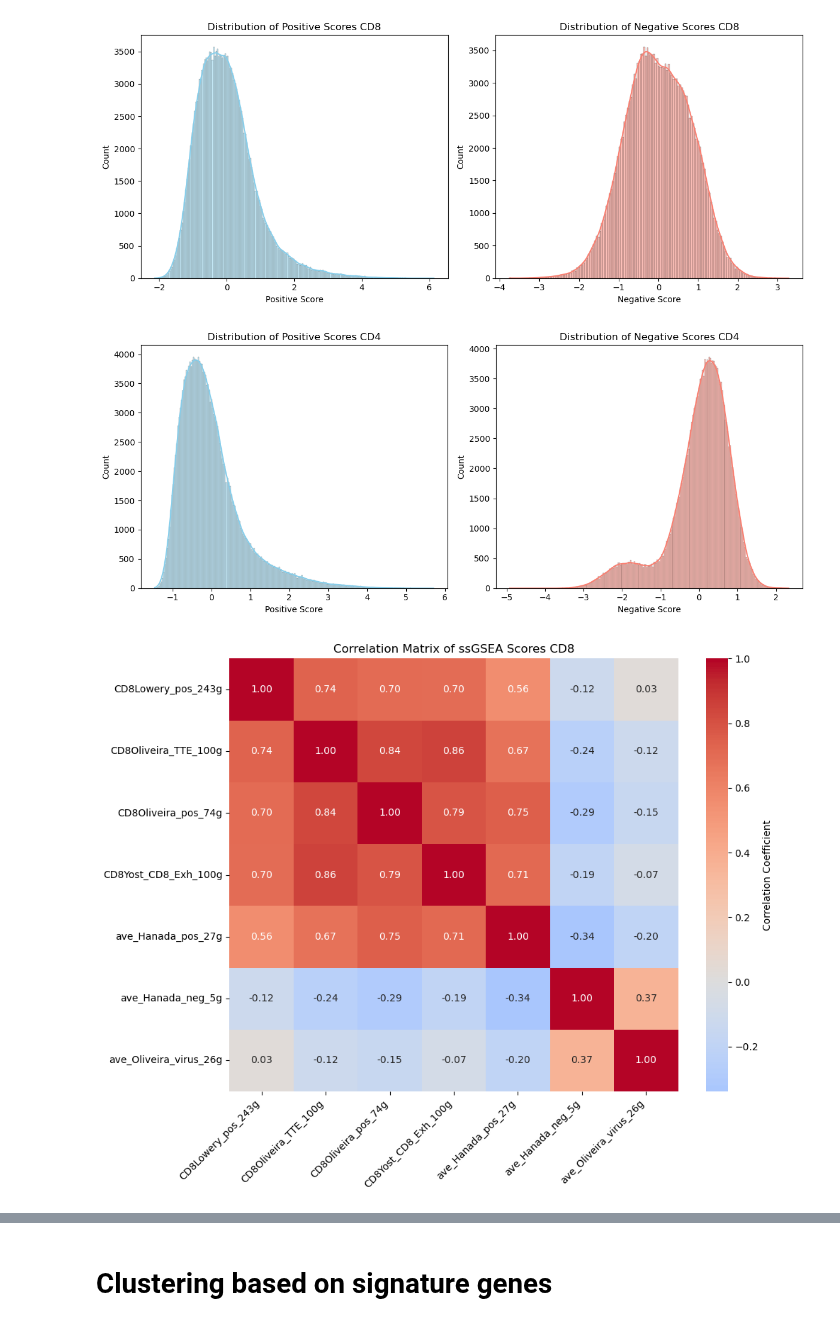
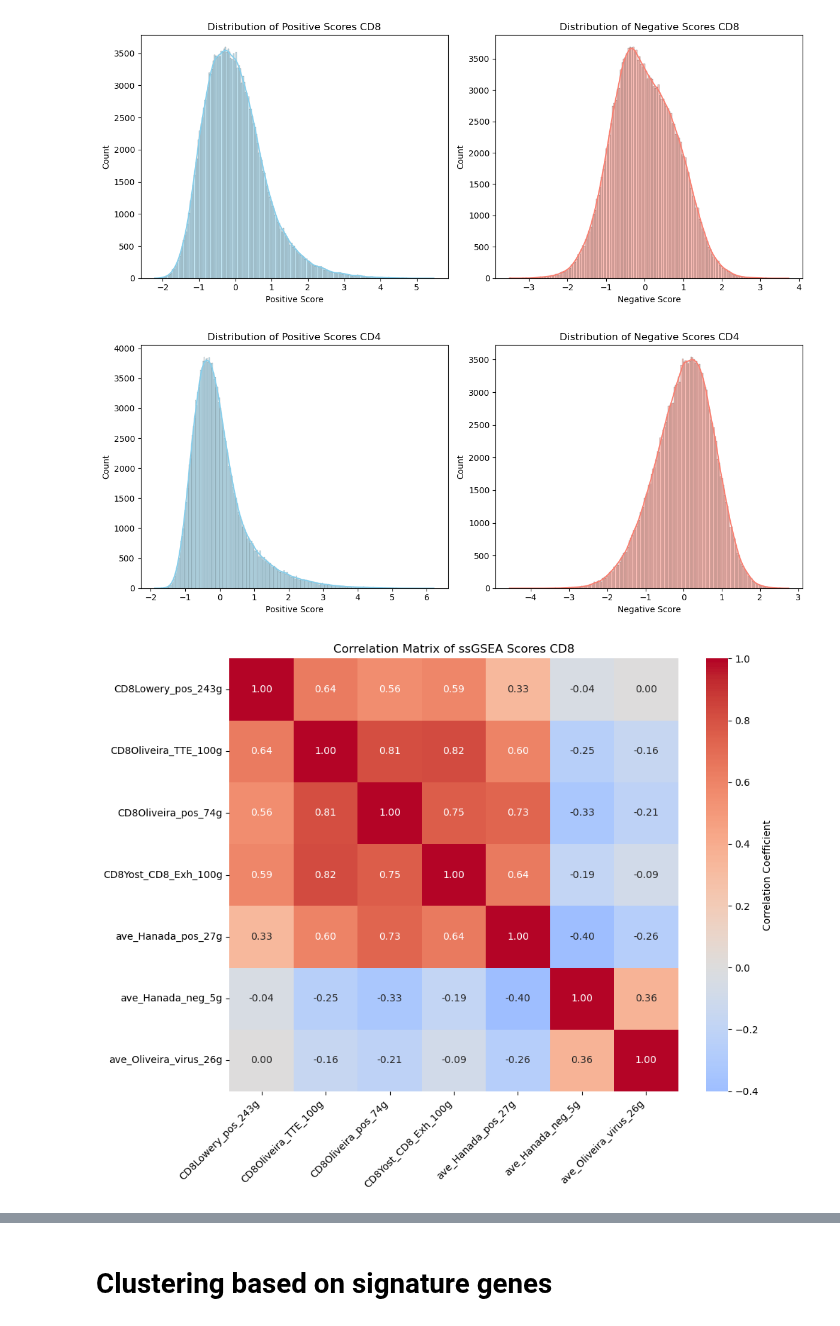
Before and after one commit to Sun-lab/CAT, a Jupyter notebook: Chen_2024/process_output.ipynb, the cells around one changed output, grey strips where cells are left out. Drawn from its saved outputs; the diff is of its cells as text; code cells hidden in the pictures.

```diff
--- a/Chen_2024/process_output.ipynb
+++ b/Chen_2024/process_output.ipynb
@@ -19,5 +19,6 @@ df_cell
 # %%
 import pandas as pd
-df = pd.read_csv('cell_scores.csv',index_col=0)
-df
+df_cd4 = pd.read_csv('output_CD4.csv',index_col=0)
+df_cd8 = pd.read_csv('output_CD8.csv',index_col=0)
+df_cd8
 # %% [output]
@@ -73,6 +74,7 @@ df
 # %%
 # df = df.join(metadata)
 # df
-df = df.join(df_cell)
-df
+df_cd8 = df_cd8.join(df_cell)
+df_cd4 = df_cd4.join(df_cell)
+df_cd8
 # %% [output]
@@ -92,5 +94,6 @@ df
 # %%
-df = df[df["CD_type_by_cluster"]==df["cell_type_true_label"]]
+df_cd4 = df_cd4[df_cd4["CD_type_by_cluster"]==df_cd4["cell_type_true_label"]]
+df_cd8 = df_cd8[df_cd8["CD_type_by_cluster"]==df_cd8["cell_type_true_label"]]
 # %%
 %matplotlib inline
 import numpy as np
@@ -108,11 +111,11 @@ pos_sigs_CD8 = [
 neg_sigs_CD8 = [
     #"CD8Lowery_neg_99g",
     "ave_Hanada_neg_5g",
-    "ave_Oliveira_virus_26g",
+    "ave_Oliveira_virus_26g"
 ]
 
 pos_sigs_CD4 = [
-    "CD4Hanada_pos_9g",
+    "Hanada_pos_9g",
     "CD4Caushi_Tfh2_66g",
     #"CD4Jansen_TermDiff_73g",
     "CD4Lowery_pos_40g",
@@ -120,9 +123,8 @@ pos_sigs_CD4 = [
 ]
 neg_sigs_CD4 = [
     "CD4Lowery_neg_37g",
-    "CD4Hanada_neg_4g"
+    "Hanada_neg_4g"
 ]
-
 
 t_cells = {'CD4':[
 'c01_CD4_Tn_CCR7',
@@ -154,8 +156,8 @@ t_cells = {'CD4':[
  'c27_CD8_MAIT_SLC4A10',
  'c28_CD8_IEL_CD160']
 }
-def classify_cells(df, t_cells, cell_type, pos_sigs, neg_sigs):
-    sub = df[df["SubCellType"].isin(t_cells[cell_type])].copy()
+def classify_cells(df, cell_type, pos_sigs, neg_sigs):
+    sub = df[df["CD_type_by_cluster"] == cell_type].copy()
     cols = pos_sigs + neg_sigs
 
     # z‐score the signatures _within_ this subset
@@ -175,12 +177,10 @@ def classify_cells(df, t_cells, cell_type, pos_sigs, neg_sigs):
         (sub[f"neg_score_{cell_type}"] <  neg_cut)
     )
 
-    return sub
+    return sub, pos_cut, neg_cut
 
 # run it for each cell‐type
-cd8_called = classify_cells(df, t_cells, "CD8", pos_sigs_CD8, neg_sigs_CD8)
-cd4_called = classify_cells(df, t_cells, "CD4", pos_sigs_CD4, neg_sigs_CD4)
-
-df_combined = pd.concat([cd8_called, cd4_called]).sort_index()
-df_combined
+cd8_called,pos_cut_CD8, neg_cut_CD8= classify_cells(df_cd8, "CD8", pos_sigs_CD8, neg_sigs_CD8)
+cd4_called,pos_cut_CD4, neg_cut_CD4 = classify_cells(df_cd4, "CD4", pos_sigs_CD4, neg_sigs_CD4)
+cd8_called
 # %% [output]
@@ -201,42 +221,42 @@ df_combined
 plt.figure(figsize=(12, 5))
 
 plt.subplot(1, 2, 1)
-sns.histplot(df_combined['pos_score_CD8'], kde=True, color='skyblue')
+sns.histplot(cd8_called['pos_score_CD8'], kde=True, color='skyblue')
 plt.title('Distribution of Positive Scores CD8')
 plt.xlabel('Positive Score')
 
 plt.subplot(1, 2, 2)
-sns.histplot(df_combined['neg_score_CD8'], kde=True, color='salmon')
+sns.histplot(cd8_called['neg_score_CD8'], kde=True, color='salmon')
 plt.title('Distribution of Negative Scores CD8')
 plt.xlabel('Negative Score')
 
 plt.tight_layout()
 plt.show()
 # %% [output]
-[figure, old version]
+[figure, new version]
 # %%
 plt.figure(figsize=(12, 5))
 
 plt.subplot(1, 2, 1)
-sns.histplot(df_combined['pos_score_CD4'], kde=True, color='skyblue')
+sns.histplot(cd4_called['pos_score_CD4'], kde=True, color='skyblue')
 plt.title('Distribution of Positive Scores CD4')
 plt.xlabel('Positive Score')
 
 plt.subplot(1, 2, 2)
-sns.histplot(df_combined['neg_score_CD4'], kde=True, color='salmon')
+sns.histplot(cd4_called['neg_score_CD4'], kde=True, color='salmon')
 plt.title('Distribution of Negative Scores CD4')
 plt.xlabel('Negative Score')
 
 plt.tight_layout()
 plt.show()
 # %% [output]
-[figure, old version]
+[figure, new version]
 # %%
 # Combine the lists to get all columns
 all_sigs_CD8 = pos_sigs_CD8 + neg_sigs_CD8
 
 # Calculate the correlation matrix for the specified columns in the original DataFrame
-corr_matrix = df_combined[df_combined['SubCellType'].isin(t_cells['CD8'])][all_sigs_CD8].corr()
+corr_matrix = cd8_called[all_sigs_CD8].corr()
 
 # Create a heatmap of the correlation matrix
 plt.figure(figsize=(10, 8))
@@ -249,7 +269,7 @@ plt.yticks(rotation=0)
 plt.tight_layout()
 plt.show()
 # %% [output]
-[figure, old version]
+[figure, new version]
 # %%
 # Combine the lists to get all columns
 all_sigs_CD4 = pos_sigs_CD4 + neg_sigs_CD4
```
Also changed, not shown: parts of 25 cells of this notebook, 2 other files.
